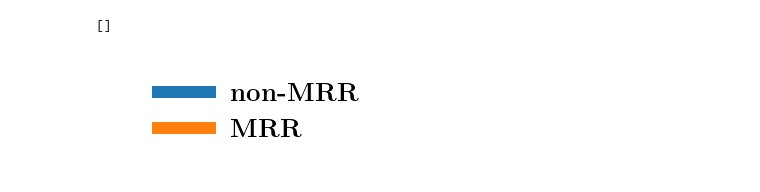
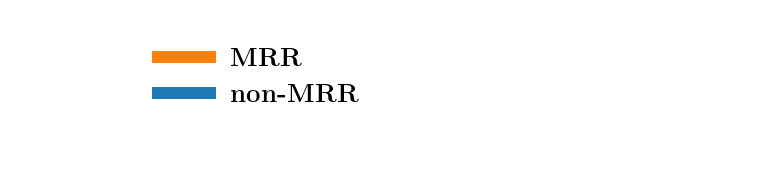
Before and after one commit to FloorBroekgaarden/MRR_Project, a Jupyter notebook: FigureX_Mass_and_MassRatio_Distribution_plots/Legend_for_MRR_non_MRR_plot.ipynb, the cells around one changed output. Cells and saved outputs as stored; diff of their text form; code cells hidden in the pictures.

Commit message:
mass ratio plot

```diff
--- a/FigureX_Mass_and_MassRatio_Distribution_plots/Legend_for_MRR_non_MRR_plot.ipynb
+++ b/FigureX_Mass_and_MassRatio_Distribution_plots/Legend_for_MRR_non_MRR_plot.ipynb
@@ -51,20 +51,22 @@ colors_lighter = [adjust_lightness(color=colors[0], amount=2.2),adjust_lightness
 # %%
 xx = np.linspace(0,1,100)
 yy = np.linspace(0,1,100)
 
 fig, axe = plt.subplots(1,1, figsize=(5,2))#,\
 lw=12
 fs = 26
 
+axe.plot(xx, yy,    color=colors[1], lw=lw, zorder=16, alpha=1, label=r'\textbf{MRR}')#, ls=ls_)
 axe.plot(xx, yy, color=colors[0], lw=lw, zorder=15, alpha=1, label=r'\textbf{non-MRR}')#, ls=ls_)
-axe.plot(xx, yy,    color=colors[1], lw=lw, zorder=16, alpha=1, label=r'\textbf{MRR}')#, ls=ls_)
+
 axe.set_xlim(2,4)
 axe.set_ylim(2,4)
 
 axe.axis('off')
 
 axe.legend(fontsize=fs, frameon=False)
-axe.plot()
+plt.savefig('./MRR_legend.pdf', transparent=True, bbox_inches="tight",  format='pdf')
+plt.savefig('./MRR_legend.png', transparent=True, bbox_inches="tight", dpi=600, format='png')
+plt.show()
 # %% [output]
-[]
-[figure, old version]
+[figure, new version]
```
Also changed, not shown: parts of 1 cell of this notebook, 1 other file.
